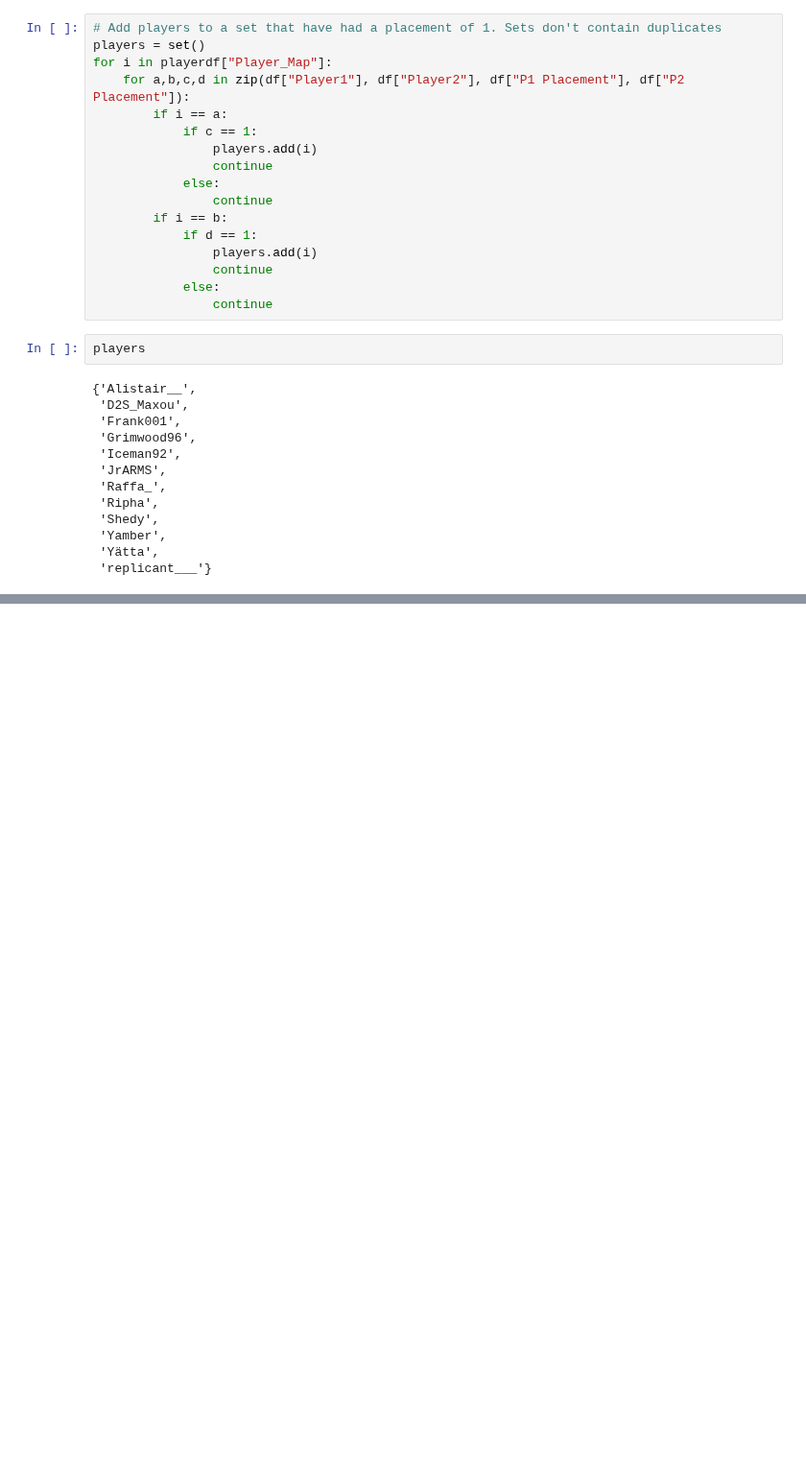
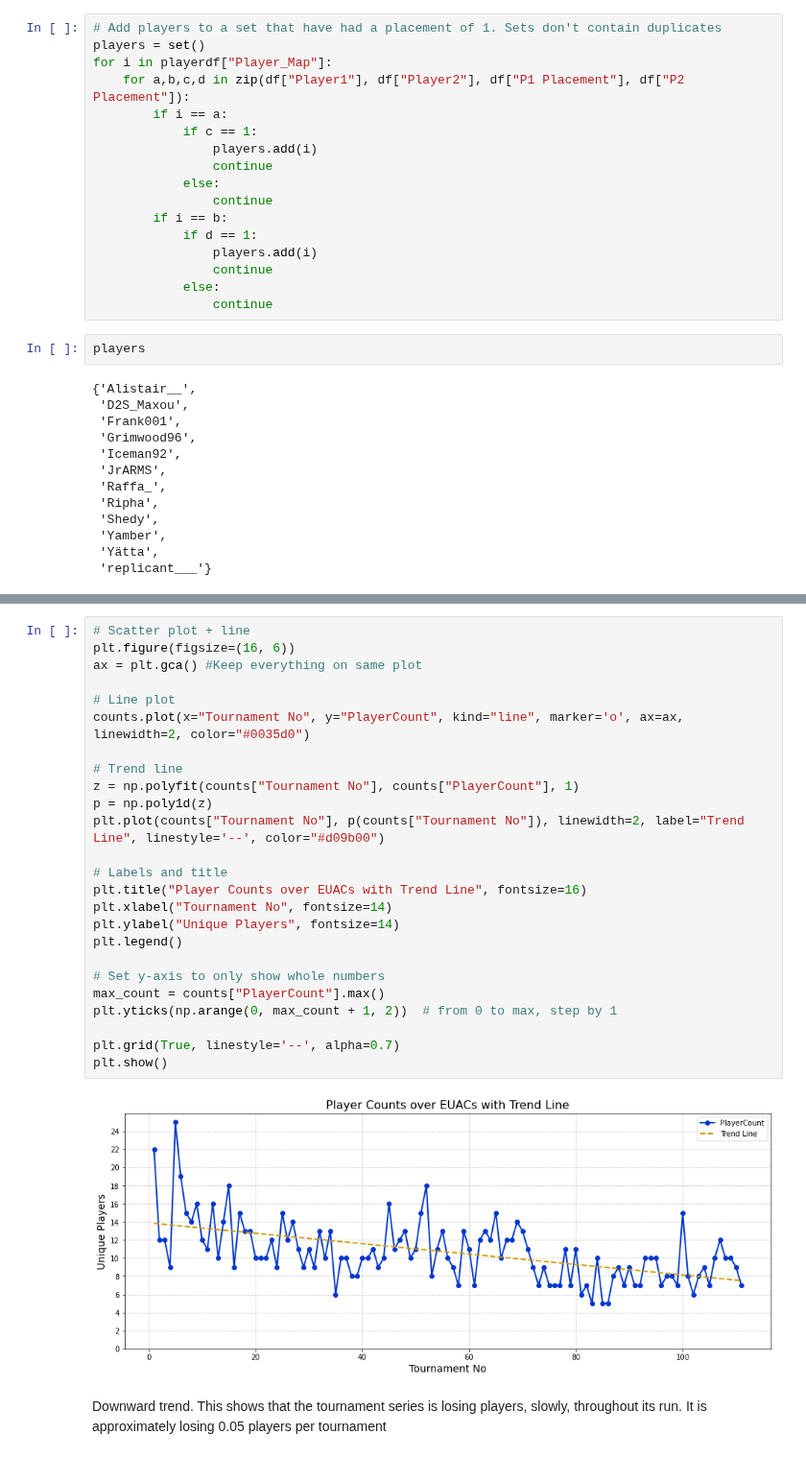
Before and after one commit to DarrenCCT/Tournament-Analysis, a Jupyter notebook: EUAC - Analysis.ipynb, the cells around one changed output, grey strips where cells are left out. Shown at 96% size. Saved outputs shown, nothing was run; the diff lists cells and outputs as text; blank space fills up the shorter version.

```diff
--- a/EUAC - Analysis.ipynb
+++ b/EUAC - Analysis.ipynb
@@ -145,0 +425,29 @@ players
+# %%
+# Scatter plot + line
+plt.figure(figsize=(16, 6))
+ax = plt.gca() #Keep everything on same plot
+
+# Line plot
+counts.plot(x="Tournament No", y="PlayerCount", kind="line", marker='o', ax=ax, linewidth=2, color="#0035d0")
+
+# Trend line
+z = np.polyfit(counts["Tournament No"], counts["PlayerCount"], 1)
+p = np.poly1d(z)
+plt.plot(counts["Tournament No"], p(counts["Tournament No"]), linewidth=2, label="Trend Line", linestyle='--', color="#d09b00")
+
+# Labels and title
+plt.title("Player Counts over EUACs with Trend Line", fontsize=16)
+plt.xlabel("Tournament No", fontsize=14)
+plt.ylabel("Unique Players", fontsize=14)
+plt.legend()
+
+# Set y-axis to only show whole numbers
+max_count = counts["PlayerCount"].max()
+plt.yticks(np.arange(0, max_count + 1, 2))  # from 0 to max, step by 1
+
+plt.grid(True, linestyle='--', alpha=0.7)
+plt.show()
+# %% [output]
+[figure, added]
+# %% [markdown]
+Downward trend. This shows that the tournament series is losing players, slowly, throughout its run. It is approximately losing 0.05 players per tournament
```
Also changed, not shown: parts of 63 cells of this notebook.
